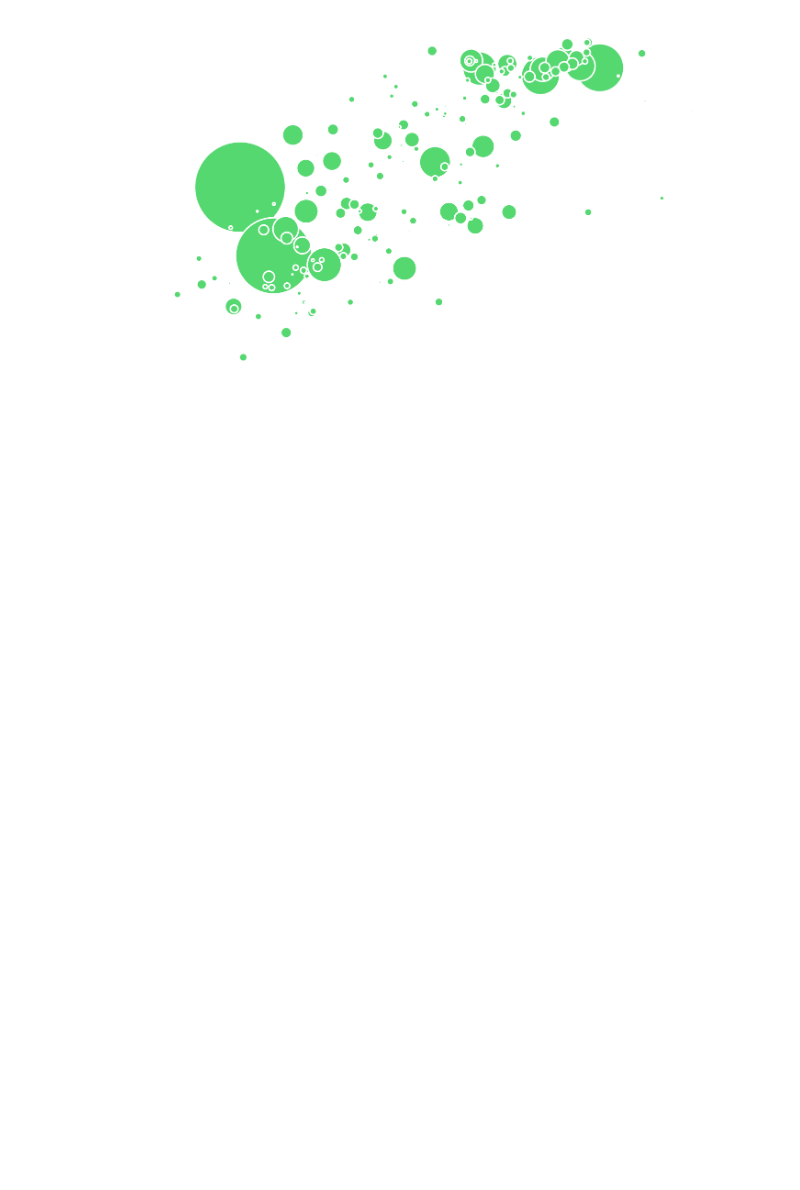
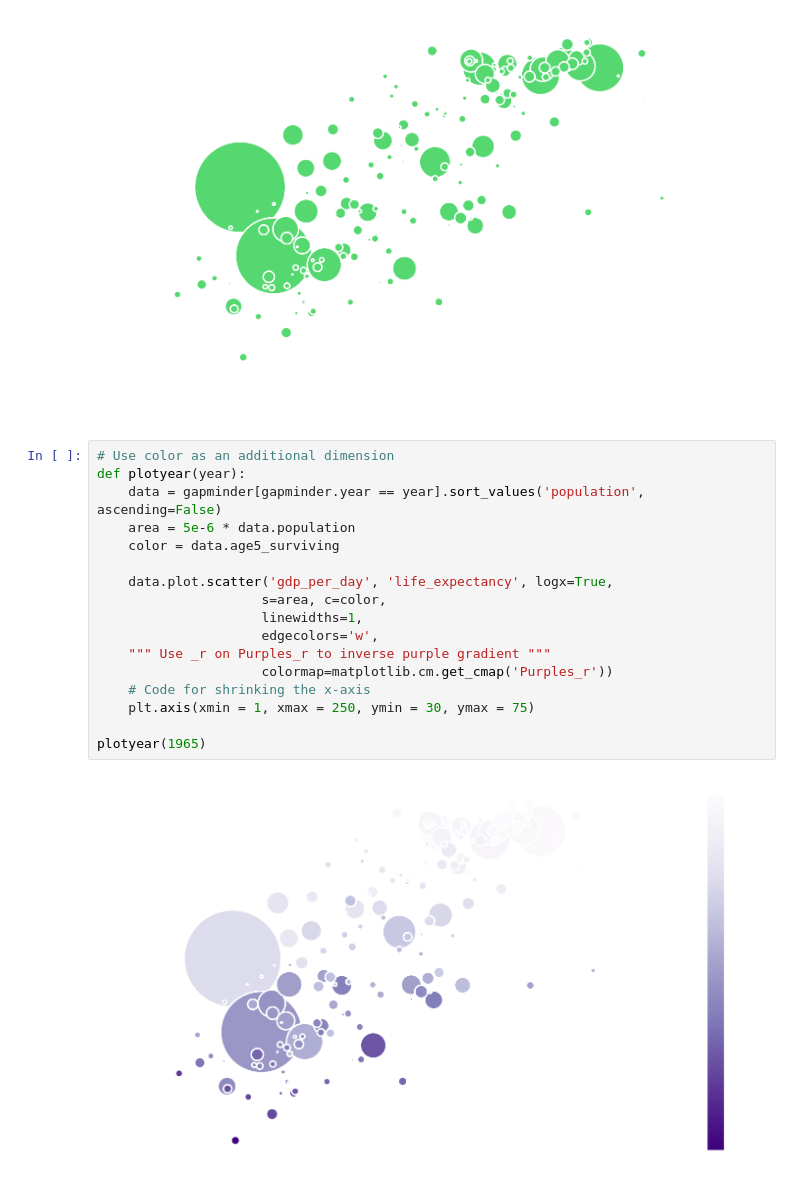
Before and after one commit to RyanLBuchanan/D206_Data_Cleaning, a Jupyter notebook: Learning_Resources/Python_Statistics_Essential_Training/Exercise Files/chapter3/03_05/my_morethantwovariables.ipynb, the cells around one changed output. Saved outputs shown, nothing was run; the diff lists cells and outputs as text; blank space fills up the shorter version.

Commit message:
feat: Added inversed purple gradient to dat points

```diff
--- a/Learning_Resources/Python_Statistics_Essential_Training/Exercise Files/chapter3/03_05/my_morethantwovariables.ipynb
+++ b/Learning_Resources/Python_Statistics_Essential_Training/Exercise Files/chapter3/03_05/my_morethantwovariables.ipynb
@@ -80,3 +80,22 @@ def plotyear(year):
 plotyear(1965)
 # %% [output]
 [figure]
+# %%
+# Use color as an additional dimension
+def plotyear(year):
+    data = gapminder[gapminder.year == year].sort_values('population', ascending=False)
+    area = 5e-6 * data.population
+    color = data.age5_surviving
+
+    data.plot.scatter('gdp_per_day', 'life_expectancy', logx=True,
+                     s=area, c=color,
+                     linewidths=1,
+                     edgecolors='w',
+    """ Use _r on Purples_r to inverse purple gradient """
+                     colormap=matplotlib.cm.get_cmap('Purples_r'))
+    # Code for shrinking the x-axis
+    plt.axis(xmin = 1, xmax = 250, ymin = 30, ymax = 75)
+
+plotyear(1965)
+# %% [output]
+[figure, added]
```
